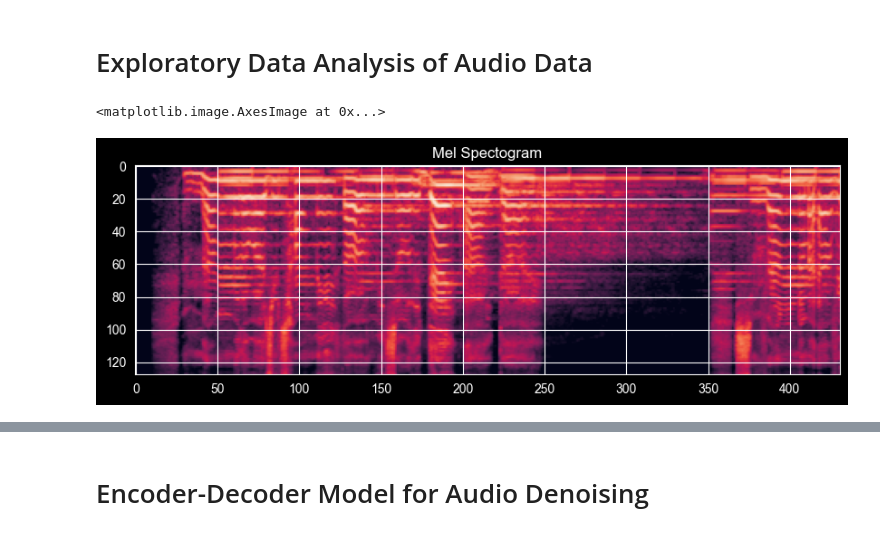
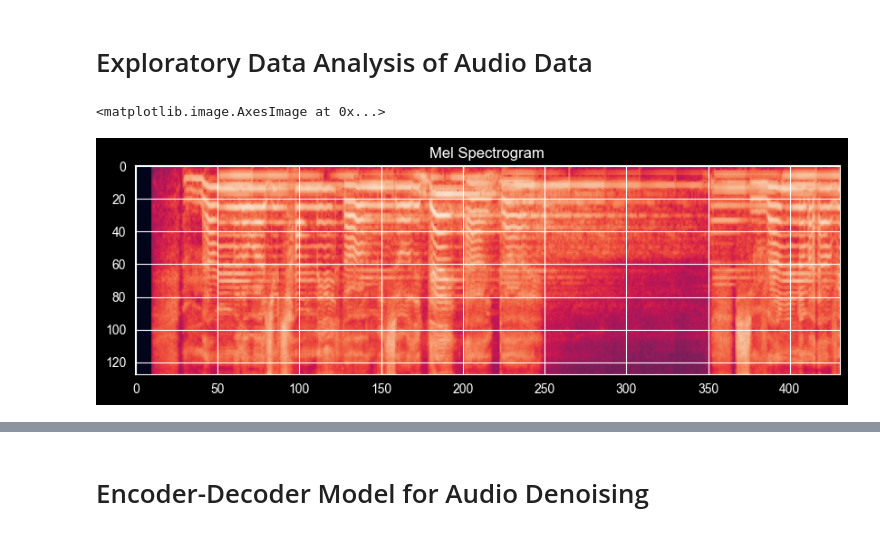
Before and after one commit to Kaustav2500/music-recommender-with-audio-recognition, a Jupyter notebook: notebooks/main.ipynb, the cells around one changed output, grey strips where cells are left out. Drawn from its saved outputs; the diff is of its cells as text; code cells hidden in the pictures.

Commit message:
Changed from librosa to torch spectrograms and added audio pipeline

```diff
--- a/notebooks/main.ipynb
+++ b/notebooks/main.ipynb
@@ -73,29 +103,2 @@ plt.show()
 # %% [markdown]
 # Create a Dataframe with song file names and paths
-# %%
-import os
-import pandas as pd
-
-# path for the songs folder
-folder_path = '../data'
-files = os.listdir(folder_path)
-
-# filter and create a list of dictionaries
-song_data = []
-for file in files:
-    if file.endswith(('.mp3', '.wav', '.flac')):
-        path = os.path.join(folder_path, file)
-
-        signal, sample_rate = librosa.load(path, duration=10)
-        mel_spectrogram = librosa.feature.melspectrogram(y=signal, sr=sample_rate, n_mels=128, fmax=8000)
-        mel_spec_db = librosa.power_to_db(mel_spectrogram, ref=np.max)
-
-        song_data.append({
-            'file_name': file,
-            'file_path': os.path.join(folder_path, file),
-            'audio_data': mel_spec_db
-        })
-
-# convert to a df
-df = pd.DataFrame(song_data)
-print(df.head())
@@ -125,11 +175,11 @@ print(df.head())
 # %%
 # plot mel spectrogram of the first song
 fig, ax = plt.subplots(figsize=(15, 3))
-plt.title('Mel Spectogram')
+plt.title('Mel Spectrogram')
 plt.imshow(df.iloc[0]['audio_data'])
 # %% [output]
 <matplotlib.image.AxesImage at 0x...>
-[figure, old version]
+[figure, new version]
 # %%
 import math
 
```
Also changed, not shown: parts of 10 cells of this notebook.
